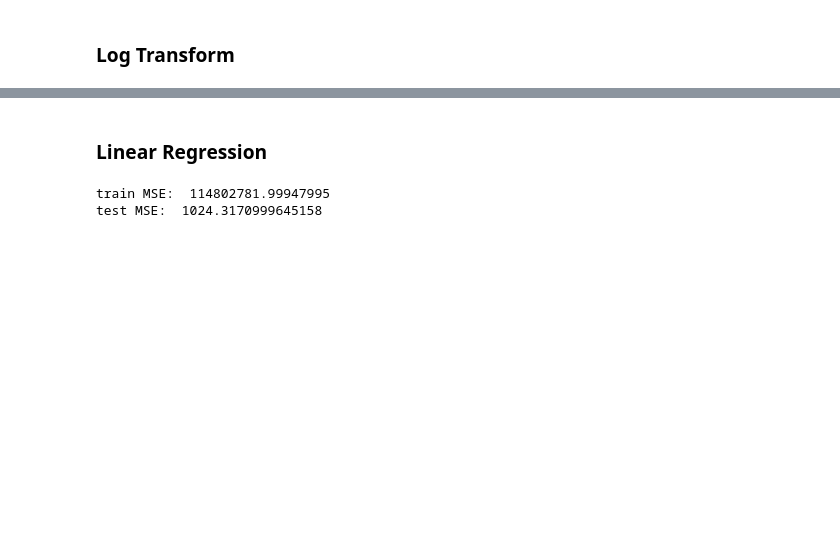
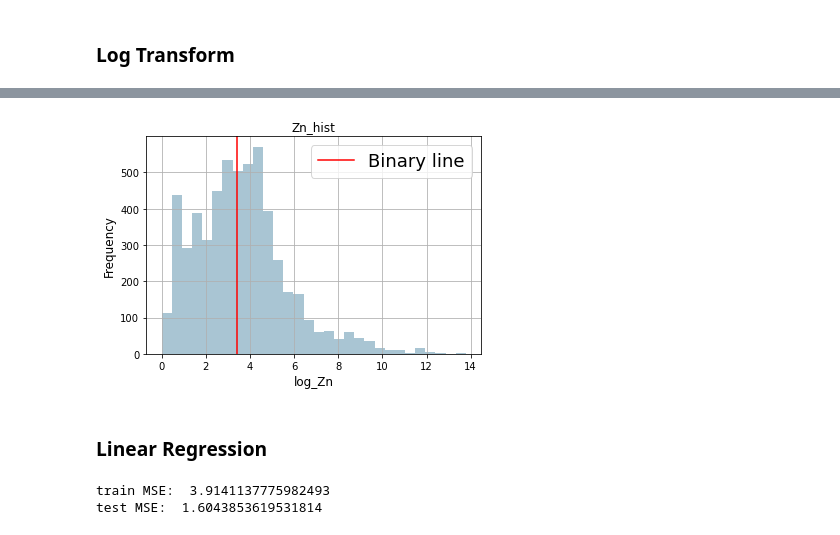
Before and after one commit to franticOreo/CriticalMinerals, a Jupyter notebook: yuchen/Model_Zn.ipynb, the cells around one changed output, grey strips where cells are left out. Drawn from its saved outputs; the diff is of its cells as text; code cells hidden in the pictures; blank space fills up the shorter version.

```diff
--- a/yuchen/Model_Zn.ipynb
+++ b/yuchen/Model_Zn.ipynb
@@ -338,0 +344,3 @@ NameError: name 'df_minerals' is not defined
+# %%
+df['log_Zn'] = np.log(df['Zn'].values+1)
+print(df[['Zn', 'log_Zn']])
@@ -339,3 +362,14 @@ NameError: name 'df_minerals' is not defined
+# %%
+fig, ax = plt.subplots()
+df['log_Zn'].hist(color='#A9C5D3', bins=30)
+plt.axvline(df['log_Zn'].quantile(), color='r', label='Binary line')
+plt.legend(fontsize=18, loc='best')
+ax.set_xlabel('log_Zn', fontsize=12)
+ax.set_ylabel('Frequency', fontsize=12)
+ax.set_title('Zn_hist', fontsize=12)
+plt.show()
+# %% [output]
+[figure, added]
 # %% [markdown]
 ### Linear Regression
 # %%
@@ -345,8 +379,8 @@ from sklearn.metrics import mean_squared_error
 from sklearn.metrics import mean_absolute_error
 from sklearn.model_selection import train_test_split
 # %%
-X = df_unique.drop(['Zn', 'wamex_lat', 'wamex_lon'], axis =1)
-y = df_unique['Zn']
+X = df.drop(['log_Zn', 'Zn', 'wamex_lat', 'wamex_lon'], axis =1)
+y = df['log_Zn']
 
 from sklearn.model_selection  import train_test_split
 X_train, X_test, y_train, y_test = train_test_split(X, y, test_size=0.2, random_state=42, shuffle=True)
@@ -359,5 +393,5 @@ test_pred = lr.predict(X_test)
 print("train MSE: ", mean_squared_error(train_pred, y_train))
 print("test MSE: ", mean_absolute_error(test_pred, y_test))
 # %% [output]
-train MSE:  114802781.99947995
-test MSE:  1024.3170999645158
+train MSE:  3.9141137775982493
+test MSE:  1.6043853619531814
```
Also changed, not shown: parts of 6 cells of this notebook.
